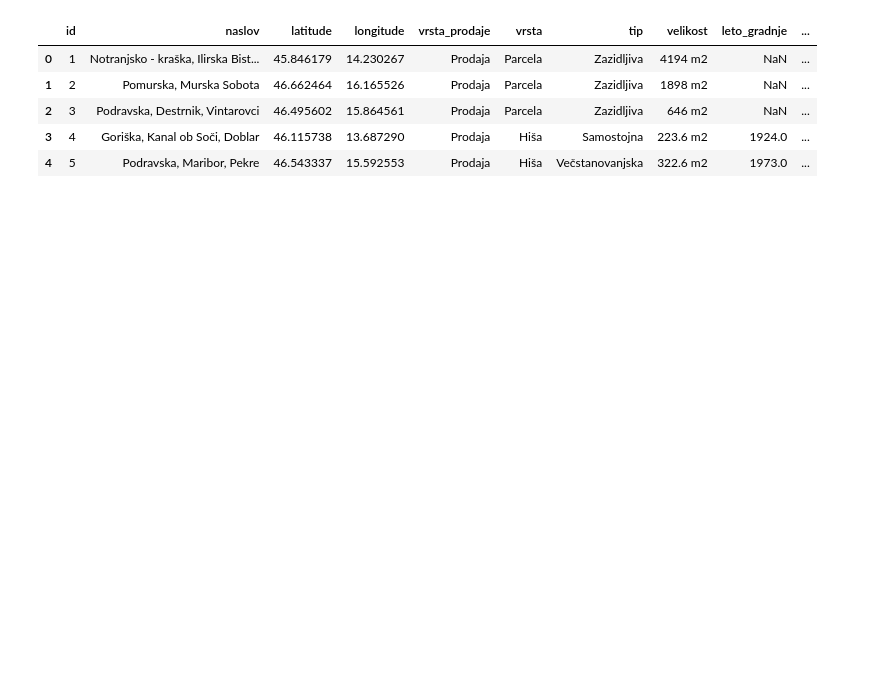
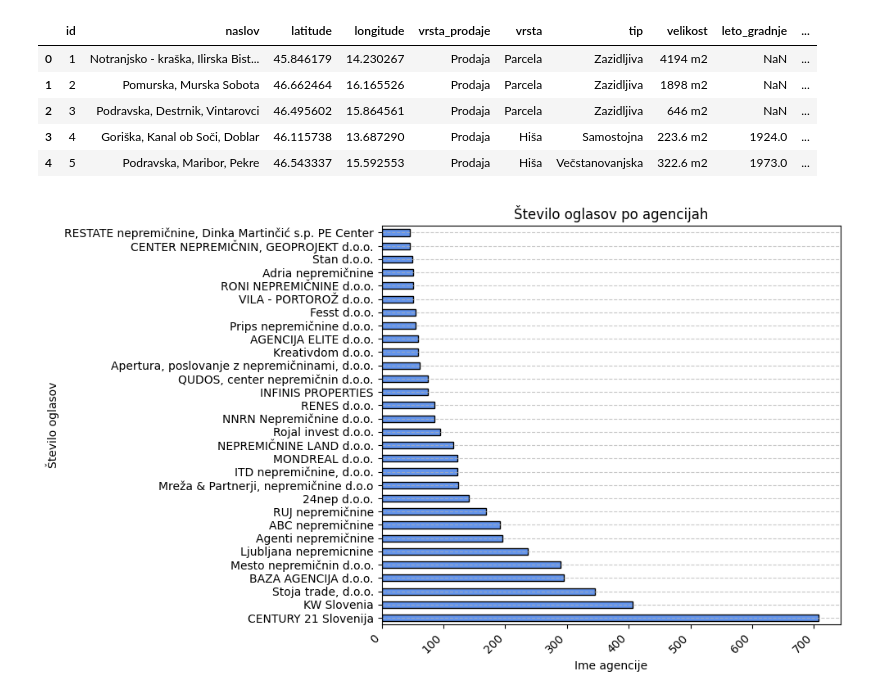
Before and after one commit to tthuma1/PR251, a Jupyter notebook: src/vizualizacije_ponudniki.ipynb, the cells around one changed output. Cells and saved outputs as stored; diff of their text form; code cells hidden in the pictures; blank space fills up the shorter version.

```diff
--- a/src/vizualizacije_ponudniki.ipynb
+++ b/src/vizualizacije_ponudniki.ipynb
@@ -12,3 +12,20 @@ kvadrati_df.head()
 | 2 | 3 | Podravska, Destrnik, Vintarovci | 46.495602 | 15.864561 | Prodaja | Parcela | Zazidljiva | 646 m2 | NaN | ... |
 | 3 | 4 | Goriška, Kanal ob Soči, Doblar | 46.115738 | 13.687290 | Prodaja | Hiša | Samostojna | 223.6 m2 | 1924.0 | ... |
 | 4 | 5 | Podravska, Maribor, Pekre | 46.543337 | 15.592553 | Prodaja | Hiša | Večstanovanjska | 322.6 m2 | 1973.0 | ... |
+# %%
+counts = kvadrati_df['prodajalec_agencija'].value_counts()
+counts = counts[counts >= 45]
+
+# # Nariši stolpični diagram
+plt.figure(figsize=(10, 6))
+counts.plot(kind='barh', color='cornflowerblue', edgecolor='black', )
+
+plt.title('Število oglasov po agencijah')
+plt.xlabel('Ime agencije')
+plt.ylabel('Število oglasov')
+plt.xticks(rotation=45, ha='right')
+plt.tight_layout()
+plt.grid(axis='y', linestyle='--', alpha=0.7)
+plt.show()
+# %% [output]
+[figure, added]
```
Also changed, not shown: parts of 8 cells of this notebook, 1 other file.
